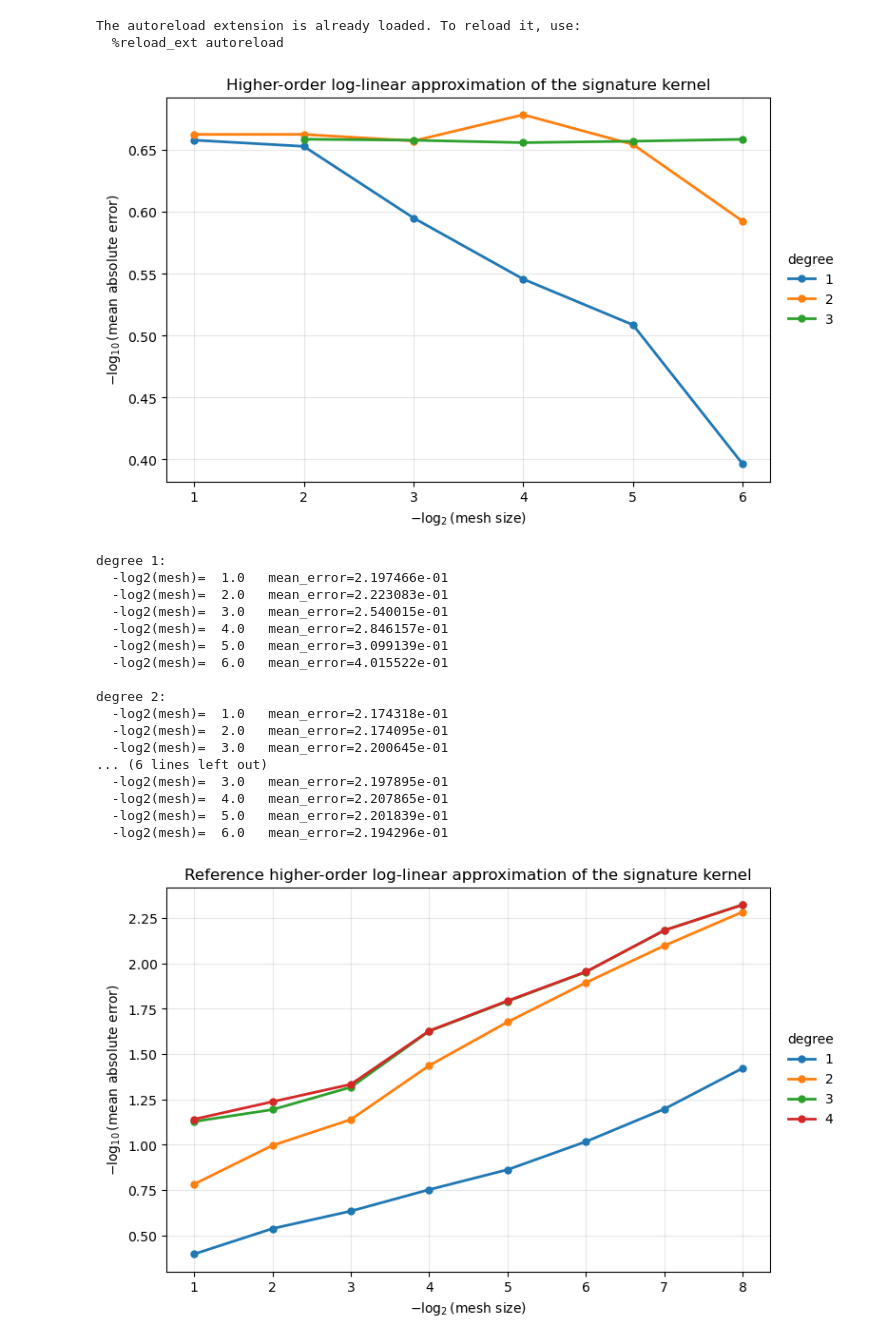
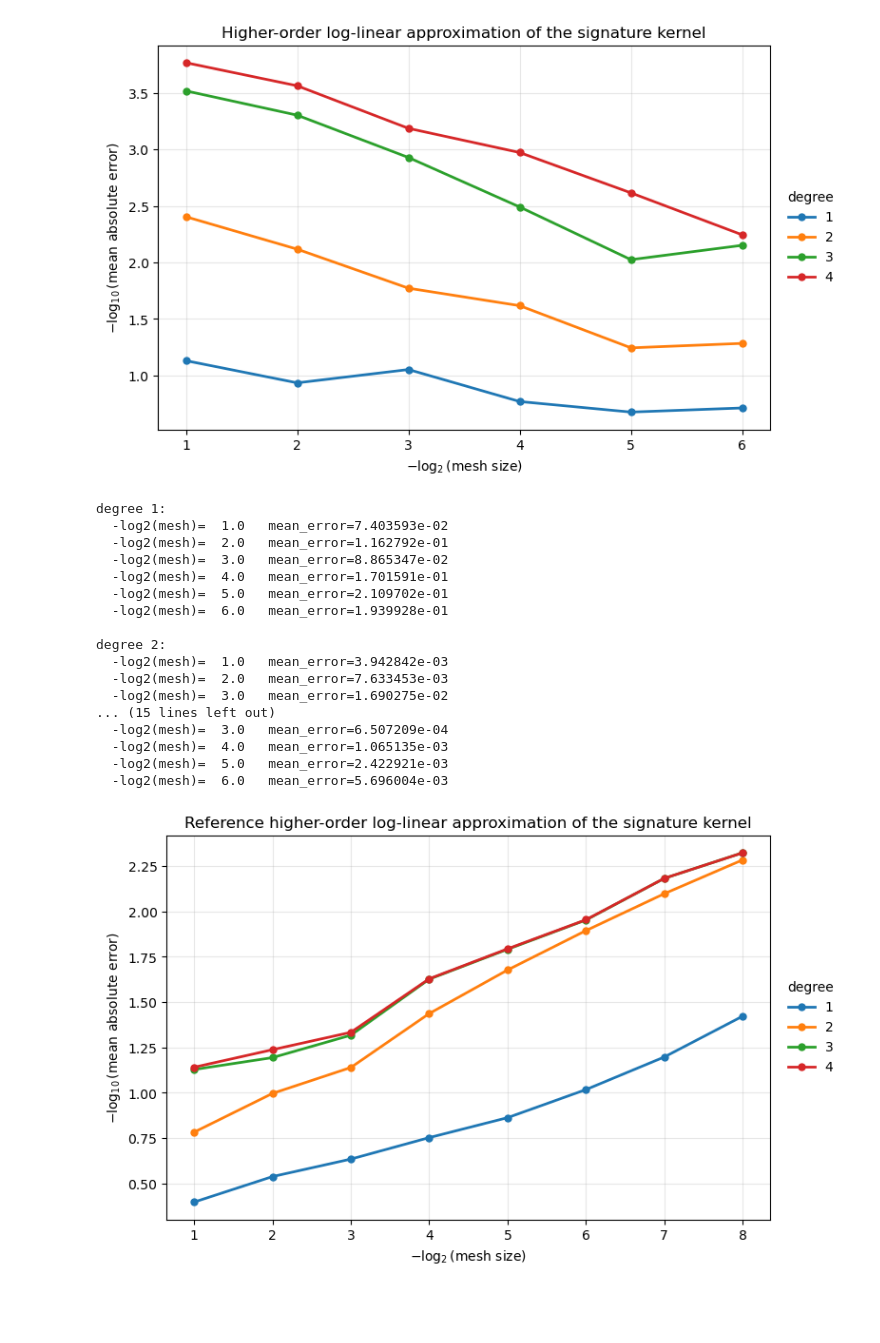
Before and after one commit to hagerpa/tensordev, a Jupyter notebook: notebooks/higher_order_bm_kernels.ipynb, the cells around one changed output. Cells and saved outputs as stored; diff of their text form; code cells hidden in the pictures; blank space fills up the shorter version.

```diff
--- a/notebooks/higher_order_bm_kernels.ipynb
+++ b/notebooks/higher_order_bm_kernels.ipynb
@@ -15,16 +15,17 @@ import jax.random as jr
 
 from tensordev.kernel.free import free_kernel
 from tensordev.kernel.higher_order import higher_order_kernel
+
+import torch
+from sigkernel import SigKernel, LinearKernel
+salvi = SigKernel(LinearKernel(), dyadic_order=0, _naive_solver=True)
-# %% [output]
-The autoreload extension is already loaded. To reload it, use:
-  %reload_ext autoreload
 # %%
 SEED = 2404029296
 DIM = 2
 N_FINE = 2 ** 12
 DEGREES = [1, 2, 3, 4]
 K_VALUES = list(range(4+2, 12))  # block sizes = 2^k, mesh size = 2^k / N_FINE
-N_PAIRS = 100
+N_PAIRS = 10
 HORIZON = 1.0
 
 
@@ -57,9 +58,10 @@ dX = (jnp.diff(X, axis=-2),)
 dY = (jnp.diff(Y, axis=-2),)
 
 fine_vals = np.asarray(
-    free_kernel(dX, dY, evaluate="terminal", return_fg=False, pairwise=False, backend="scan", dyadic_order=0,
+    free_kernel(dX, dY, evaluate="terminal", return_fg=False, pairwise=False,backend="scan", dyadic_order=2,
                 increment_in=True)
 )
+#fine_vals = salvi.compute_kernel(torch.Tensor(X), torch.Tensor(Y))
 # %%
 import numpy as np
 import matplotlib.pyplot as plt
@@ -137,52 +139,52 @@ render_progress()
 
 for n in DEGREES:
     for k in K_VALUES[::-1]:
         block_size = 2 ** k
 
         approx_vals = np.asarray(
             higher_order_kernel(
                 X,
                 Y,
                 log_steps=(block_size, block_size),
                 log_degree=(n, n),
                 evaluate="terminal",
                 return_fg=False,
                 pairwise=False,
                 backend="scan",
-                dyadic_order=4,
+                dyadic_order=2,
                 increment_input=False,
             )
         )
 
         errs = np.abs(approx_vals - fine_vals)
         all_errors[n].append(errs)
         mean_errors[n].append(float(np.mean(errs)))
 
         # Refresh after each new point
         render_progress()
 
 # Final sorted arrays, if you still want them afterwards
 order = np.argsort(xvals)
 xplot = xvals[order]
 # %% [output]
-[figure, old version]
+[figure, new version]
 degree 1:
-  -log2(mesh)=  1.0   mean_error=2.197466e-01
-  -log2(mesh)=  2.0   mean_error=2.223083e-01
-  -log2(mesh)=  3.0   mean_error=2.540015e-01
-  -log2(mesh)=  4.0   mean_error=2.846157e-01
-  -log2(mesh)=  5.0   mean_error=3.099139e-01
-  -log2(mesh)=  6.0   mean_error=4.015522e-01
+  -log2(mesh)=  1.0   mean_error=7.403593e-02
+  -log2(mesh)=  2.0   mean_error=1.162792e-01
+  -log2(mesh)=  3.0   mean_error=8.865347e-02
+  -log2(mesh)=  4.0   mean_error=1.701591e-01
+  -log2(mesh)=  5.0   mean_error=2.109702e-01
+  -log2(mesh)=  6.0   mean_error=1.939928e-01
 
 degree 2:
-  -log2(mesh)=  1.0   mean_error=2.174318e-01
-  -log2(mesh)=  2.0   mean_error=2.174095e-01
-  -log2(mesh)=  3.0   mean_error=2.200645e-01
-... (6 lines left out)
-  -log2(mesh)=  3.0   mean_error=2.197895e-01
-  -log2(mesh)=  4.0   mean_error=2.207865e-01
-  -log2(mesh)=  5.0   mean_error=2.201839e-01
-  -log2(mesh)=  6.0   mean_error=2.194296e-01
+  -log2(mesh)=  1.0   mean_error=3.942842e-03
+  -log2(mesh)=  2.0   mean_error=7.633453e-03
+  -log2(mesh)=  3.0   mean_error=1.690275e-02
+... (15 lines left out)
+  -log2(mesh)=  3.0   mean_error=6.507209e-04
+  -log2(mesh)=  4.0   mean_error=1.065135e-03
+  -log2(mesh)=  5.0   mean_error=2.422921e-03
+  -log2(mesh)=  6.0   mean_error=5.696004e-03
 # %%
 import sys
 from pathlib import Path
```
Also changed, not shown: 3 other files.
